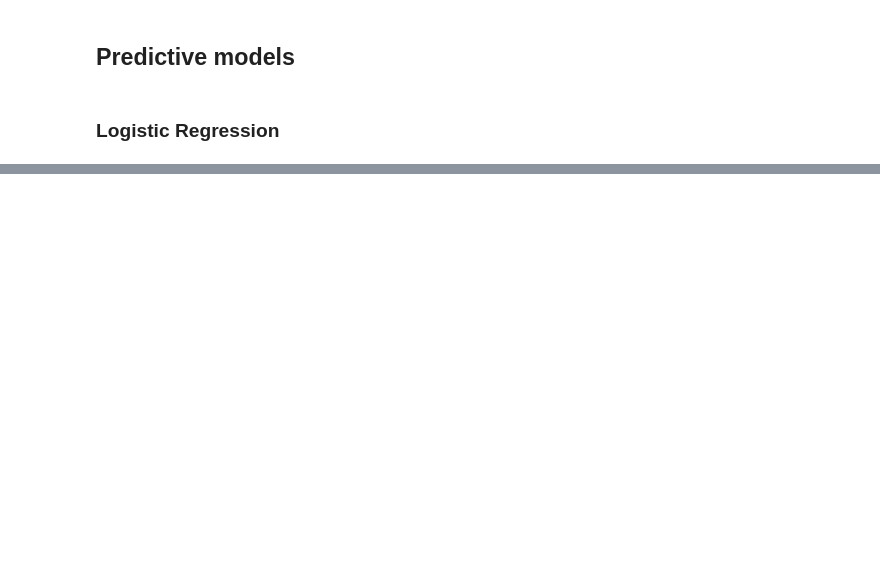
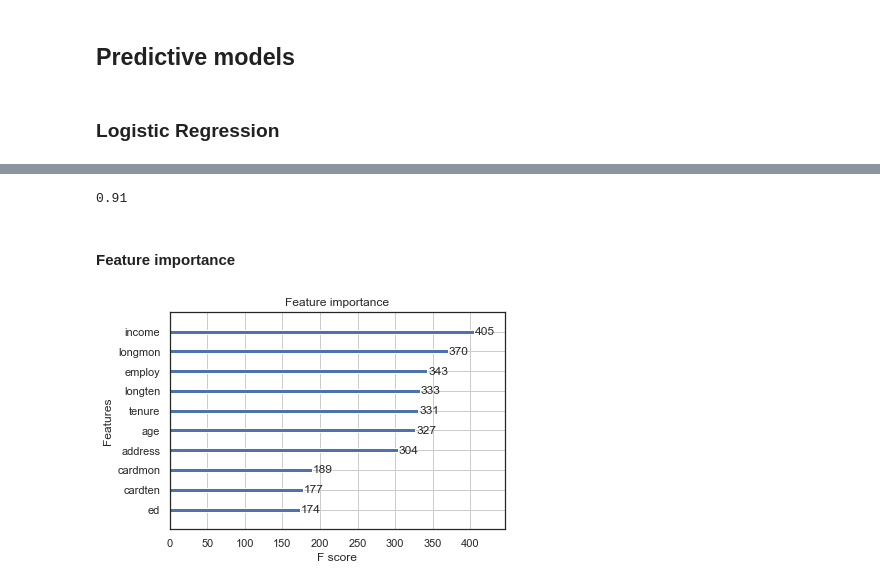
Before and after one commit to hollosy/telco_churn, a Jupyter notebook: Churn prediction.ipynb, the cells around one changed output, grey strips where cells are left out. Drawn from its saved outputs; the diff is of its cells as text; code cells hidden in the pictures; blank space fills up the shorter version.

```diff
--- a/Churn prediction.ipynb
+++ b/Churn prediction.ipynb
@@ -273,0 +367,25 @@ array([ 0.79739546,  0.80526177,  0.80943957,  0.84831947])
+# %%
+# XGBoost object
+xgb_clf = xgb.XGBClassifier(objective = 'binary:logistic')
+
+# Parameter grid
+random_grid = { # 'silent': [False],
+               'n_estimators': stats.randint(80, 300),
+               'max_depth': stats.randint(6, 15),
+               'learning_rate': stats.uniform(0.005, 0.6),
+               'min_child_weight': stats.uniform(0.5, 5),
+               'colsample_bytree': stats.uniform(0.3, 0.3),
+               'min_child_weight': stats.uniform(0.5, 10),
+               'gamma': stats.uniform(0, 1)}
+
+# Randomized hyperparameter tuning
+xgb_tuned = RandomizedSearchCV(estimator = xgb_clf,
+                              param_distributions = random_grid,
+                              n_iter = 100,
+                              cv = 3,
+                              # verbose = 2,
+                              random_state = 34,
+                              n_jobs = -1)
+
+# fit teh model
+xgb_tuned.fit(X_train, np.ravel(y_train));
@@ -273,0 +399,18 @@ array([ 0.79739546,  0.80526177,  0.80943957,  0.84831947])
+# %%
+# Evaluate the fitted model using CV
+xgb_final = xgb_tuned.best_estimator_
+xgb_final_cv = cross_val_score(xgb_final,
+                              X_train, np.ravel(y_train),
+                              cv = 3,
+                              scoring = 'roc_auc')
+xgb_auc = np.mean(xgb_final_cv)
+print(xgb_auc.round(2))
+# %% [output]
+0.91
+# %% [markdown]
+#### Feature importance
+# %%
+# Feature importance
+xgb.plot_importance(xgb_final, max_num_features = 10);
+# %% [output]
+[figure, added]
```
Also changed, not shown: parts of 52 cells of this notebook.
